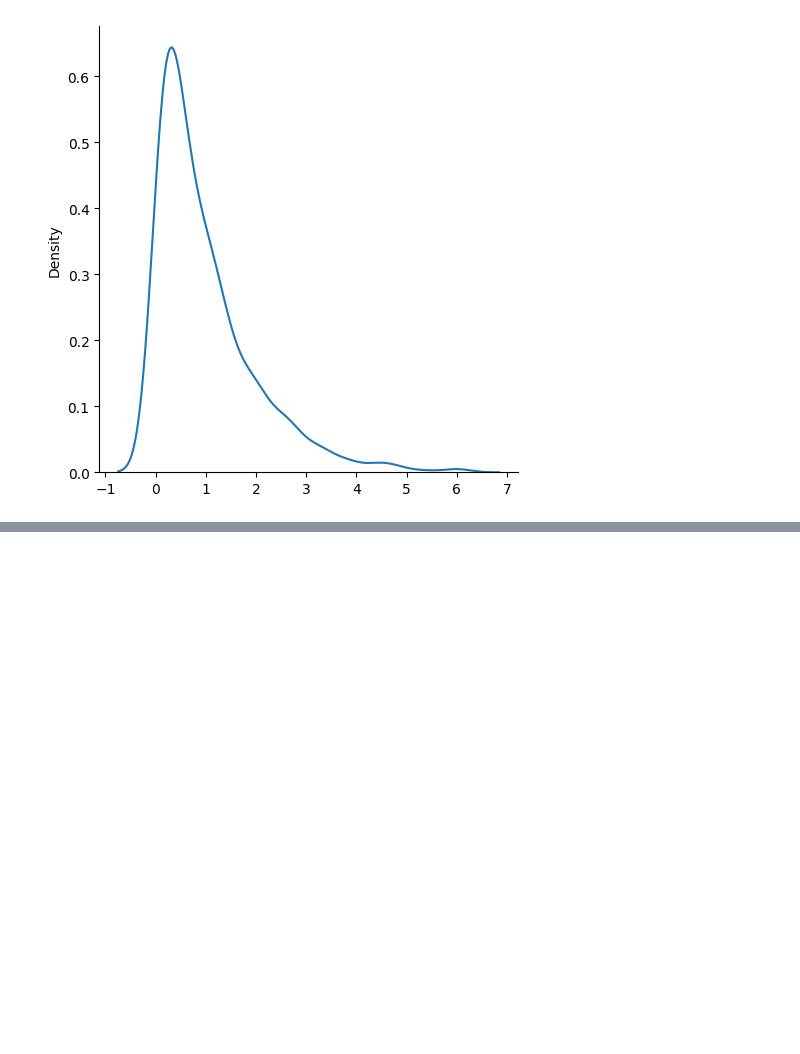
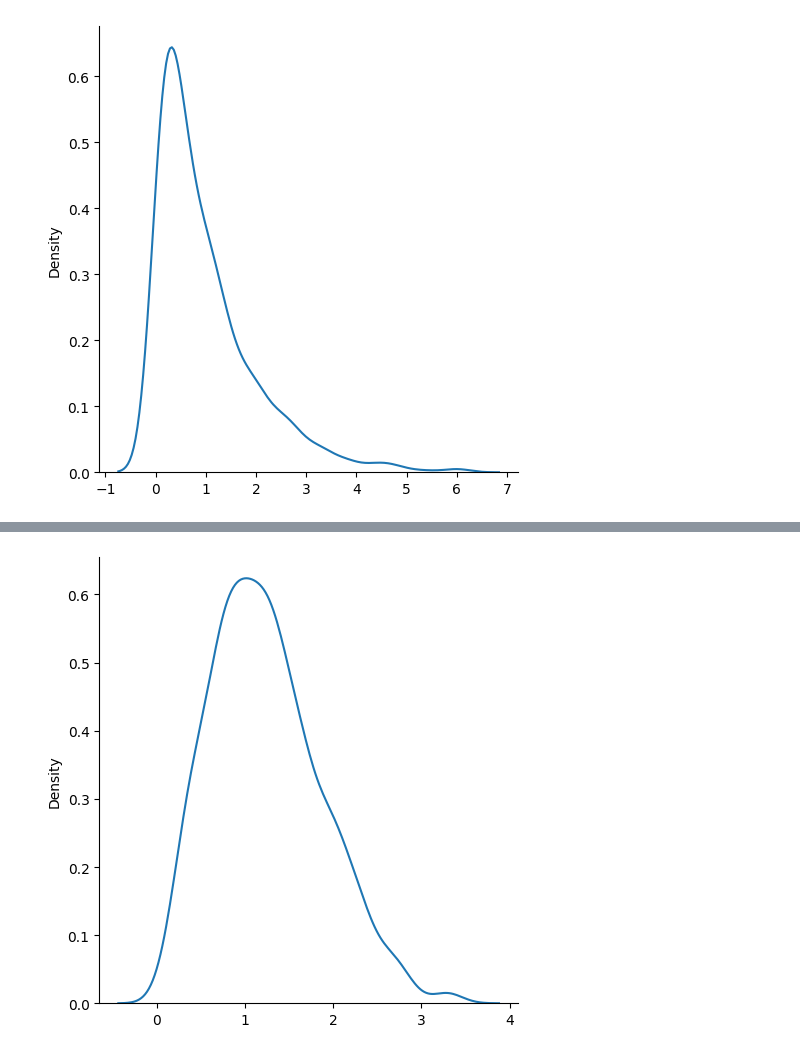
Before and after one commit to yulialee9732/Python-Notes, a Jupyter notebook: numPy/numPy_random.ipynb, the cells around one changed output, grey strips where cells are left out. Drawn from its saved outputs; the diff is of its cells as text; code cells hidden in the pictures; blank space fills up the shorter version.

```diff
--- a/numPy/numPy_random.ipynb
+++ b/numPy/numPy_random.ipynb
@@ -218,0 +233,16 @@ plt.show()
+# %%
+# Rayleigh Distribution
+# Speed or distance when two independent forces combine
+# two parameters: scale, size
+#       scale - (standard deviation) decides how flat the distribution will be. default 1.0
+#       size - shape of returned array
+
+from numpy import random
+import matplotlib.pyplot as plt
+import seaborn as sns
+
+sns.displot(random.rayleigh(size=1000), kind="kde")
+
+plt.show()
+# %% [output]
+[figure, added]
```
Also changed, not shown: parts of 3 cells of this notebook.
